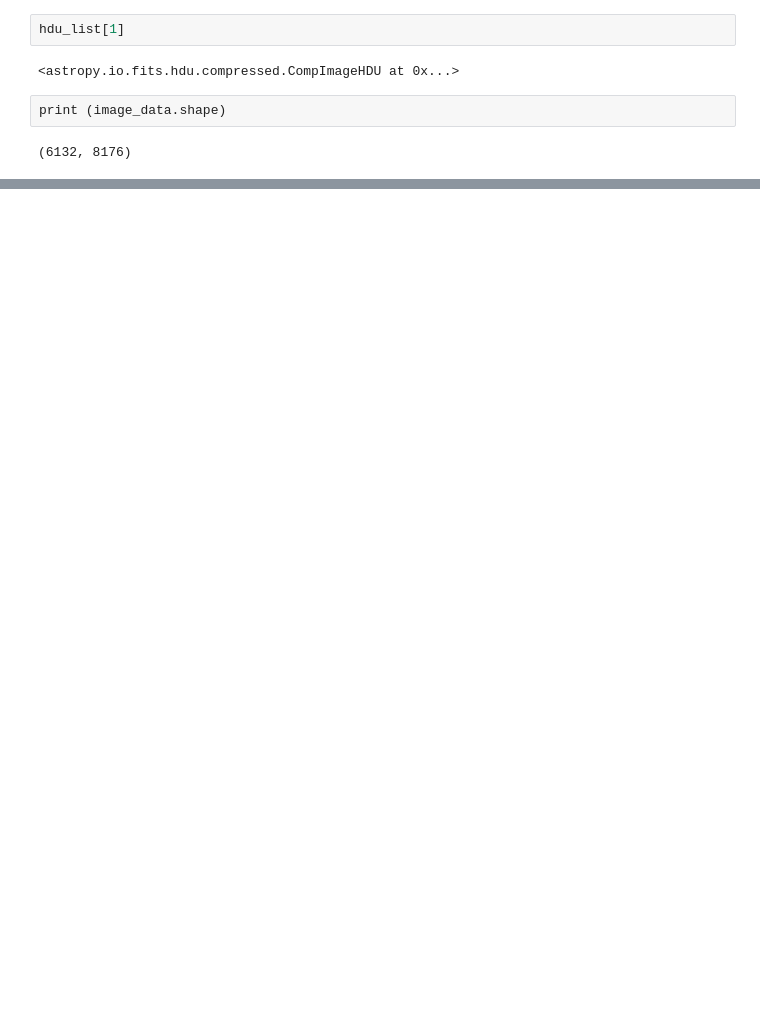
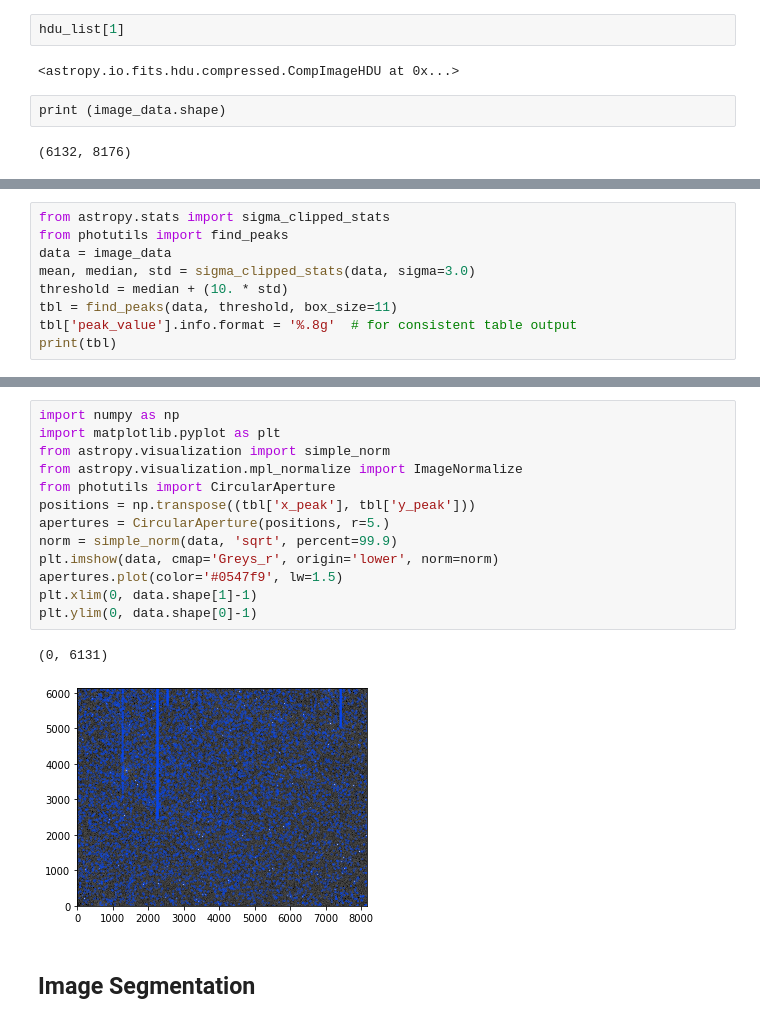
Before and after one commit to kpklo1/Machine-Learning-and-Galaxies, a Jupyter notebook: Code/Cutout.ipynb, the cells around one changed output, grey strips where cells are left out. Saved outputs shown, nothing was run; the diff lists cells and outputs as text; blank space fills up the shorter version.

```diff
--- a/Code/Cutout.ipynb
+++ b/Code/Cutout.ipynb
@@ -124,0 +159,9 @@ TypeError: Image data of dtype (numpy.record, [('id', '<i4'), ('cat.archive', '<
+# %%
+from astropy.stats import sigma_clipped_stats
+from photutils import find_peaks
+data = image_data
+mean, median, std = sigma_clipped_stats(data, sigma=3.0)
+threshold = median + (10. * std)
+tbl = find_peaks(data, threshold, box_size=11)
+tbl['peak_value'].info.format = '%.8g'  # for consistent table output
+print(tbl)
@@ -124,0 +186,18 @@ TypeError: Image data of dtype (numpy.record, [('id', '<i4'), ('cat.archive', '<
+# %%
+import numpy as np
+import matplotlib.pyplot as plt
+from astropy.visualization import simple_norm
+from astropy.visualization.mpl_normalize import ImageNormalize
+from photutils import CircularAperture
+positions = np.transpose((tbl['x_peak'], tbl['y_peak']))
+apertures = CircularAperture(positions, r=5.)
+norm = simple_norm(data, 'sqrt', percent=99.9)
+plt.imshow(data, cmap='Greys_r', origin='lower', norm=norm)
+apertures.plot(color='#0547f9', lw=1.5)
+plt.xlim(0, data.shape[1]-1)
+plt.ylim(0, data.shape[0]-1)
+# %% [output]
+(0, 6131)
+[figure, added]
+# %% [markdown]
+## Image Segmentation
```
Also changed, not shown: parts of 23 cells of this notebook, 2 other files.
